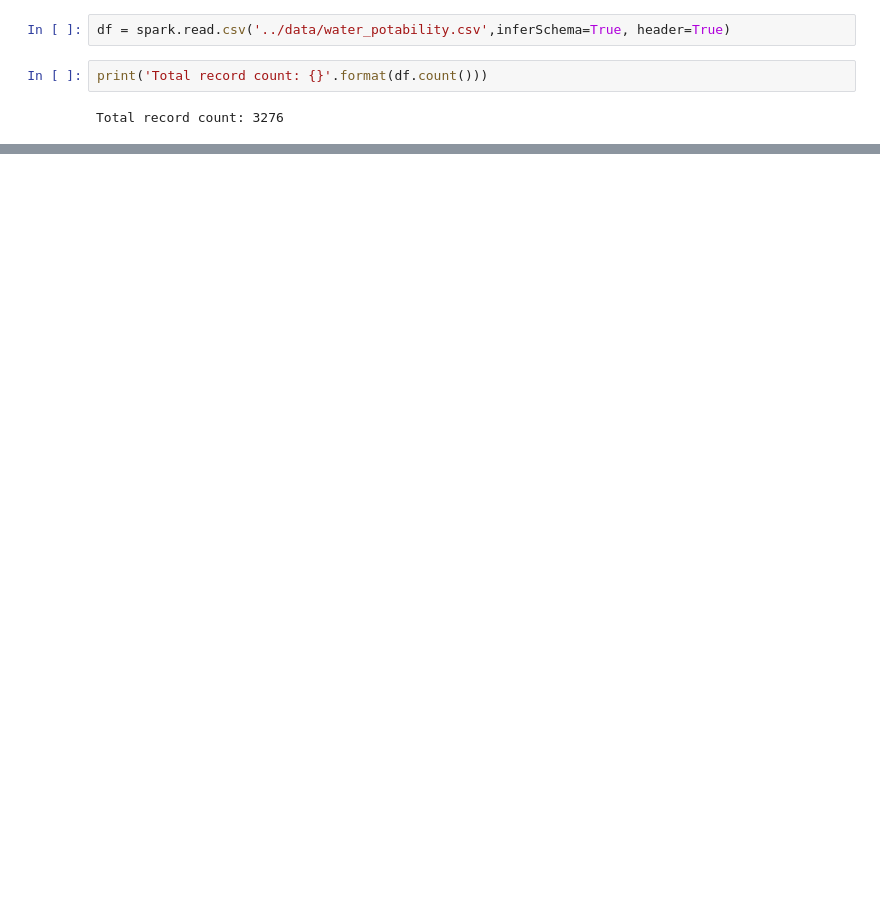
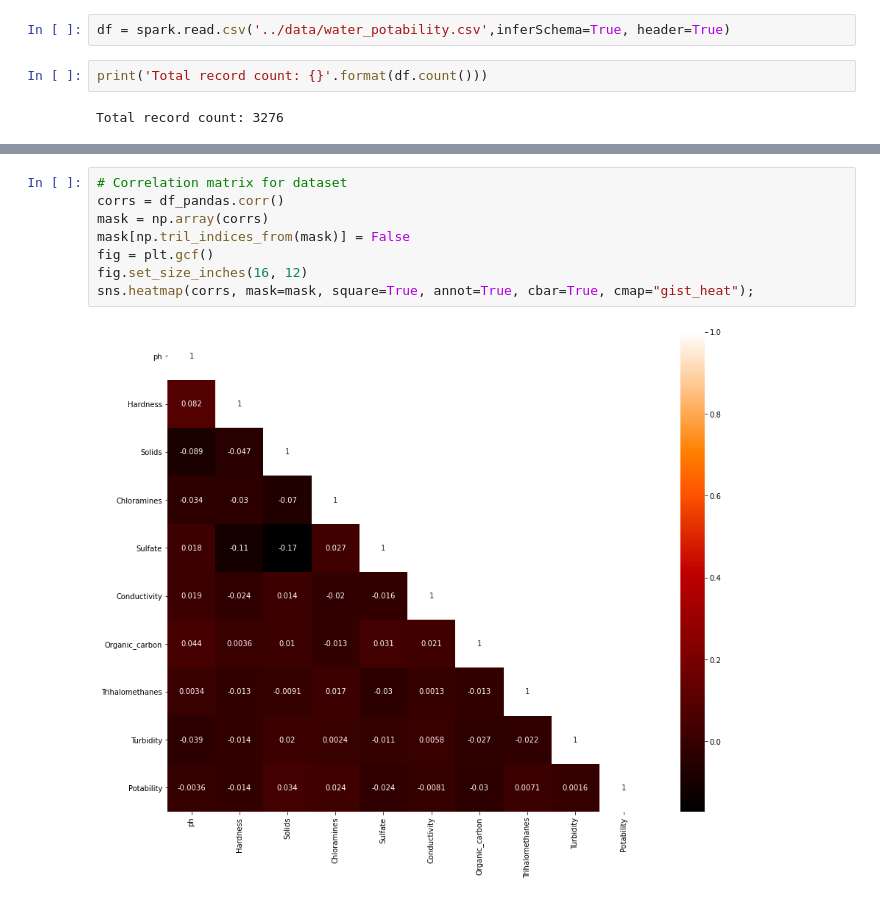
Before and after one commit to bryanfree66/udemy_mlflow_course, a Jupyter notebook: notebooks/1_water_potability_data_exploration.ipynb, the cells around one changed output, grey strips where cells are left out. Cells and saved outputs as stored; diff of their text form; blank space fills up the shorter version.

```diff
--- a/notebooks/1_water_potability_data_exploration.ipynb
+++ b/notebooks/1_water_potability_data_exploration.ipynb
@@ -126,0 +100,10 @@ We have nulls to deal with for pH, sulfates, and trihalomethanes.
+# %%
+# Correlation matrix for dataset
+corrs = df_pandas.corr()
+mask = np.array(corrs)
+mask[np.tril_indices_from(mask)] = False
+fig = plt.gcf()
+fig.set_size_inches(16, 12)
+sns.heatmap(corrs, mask=mask, square=True, annot=True, cbar=True, cmap="gist_heat");
+# %% [output]
+[figure, added]
```
Also changed, not shown: parts of 27 cells of this notebook, 1 other file.
